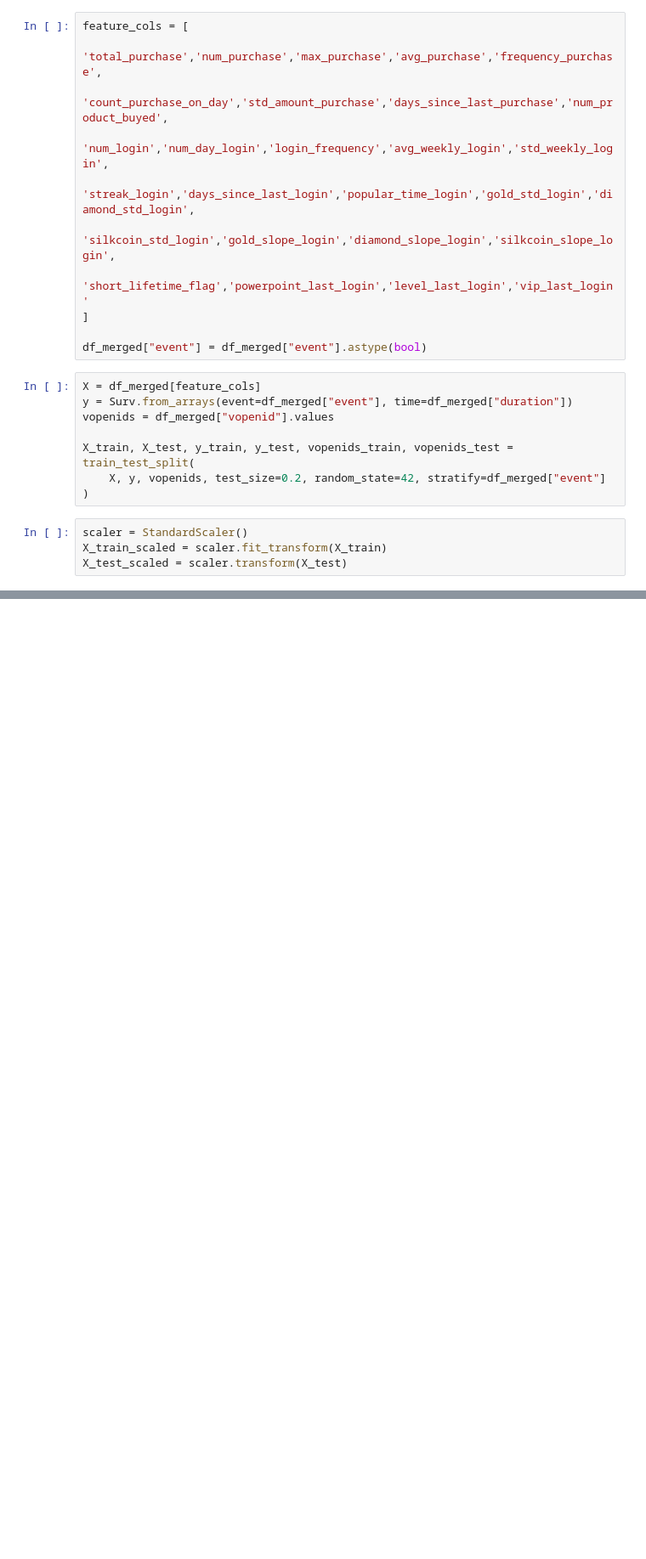
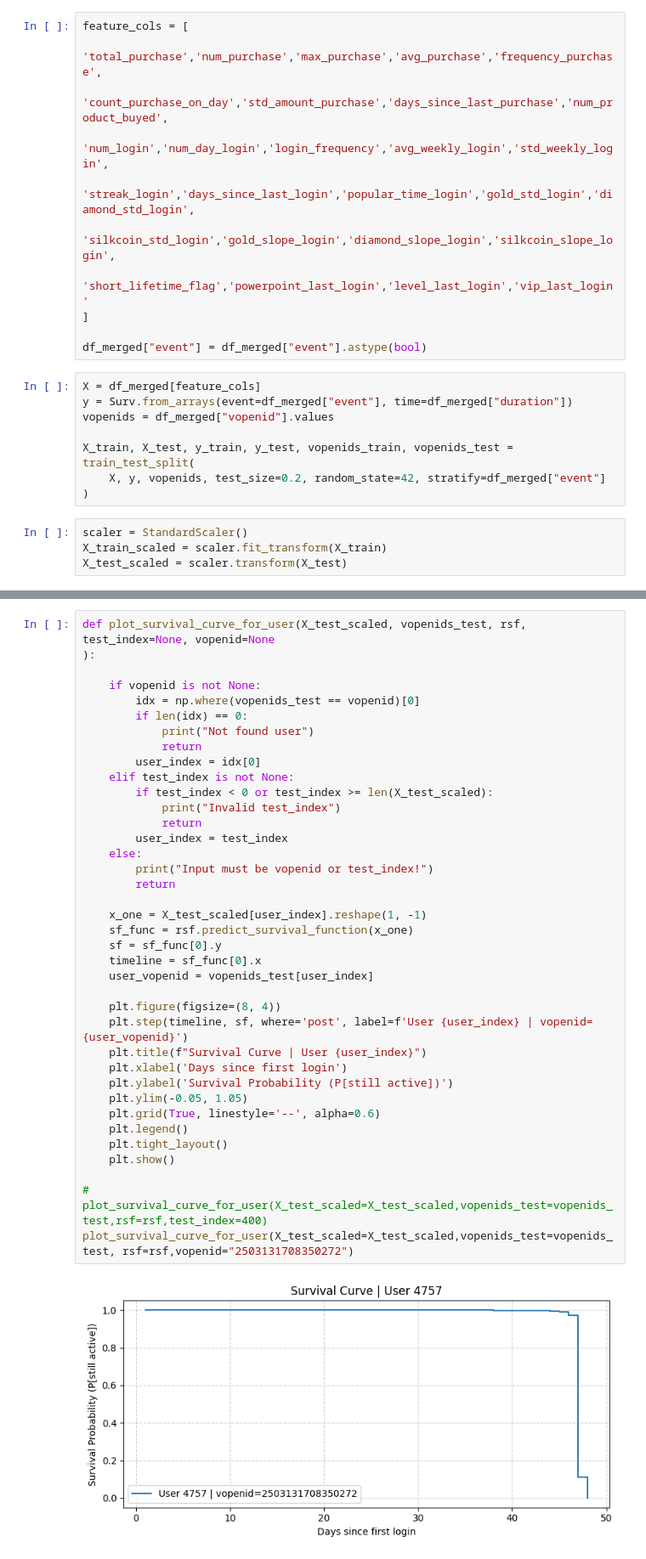
Before and after one commit to itcgosucorp/m952_ITS, a Jupyter notebook: ML_prediction/survival_analysis_purchase_user.ipynb, the cells around one changed output, grey strips where cells are left out. Shown at 85% size. Drawn from its saved outputs; the diff is of its cells as text; blank space fills up the shorter version.

```diff
--- a/ML_prediction/survival_analysis_purchase_user.ipynb
+++ b/ML_prediction/survival_analysis_purchase_user.ipynb
@@ -105,4 +128,44 @@ User vopenid=2506101911192098 | test_index=400 Metrics:
 - Timeline (day: P[still active]):
+# %%
+def plot_survival_curve_for_user(X_test_scaled, vopenids_test, rsf, test_index=None, vopenid=None
+):
+
+    if vopenid is not None:
+        idx = np.where(vopenids_test == vopenid)[0]
+        if len(idx) == 0:
+            print("Not found user")
+            return
+        user_index = idx[0]
+    elif test_index is not None:
+        if test_index < 0 or test_index >= len(X_test_scaled):
+            print("Invalid test_index")
+            return
+        user_index = test_index
+    else:
+        print("Input must be vopenid or test_index!")
+        return
+
+    x_one = X_test_scaled[user_index].reshape(1, -1)
+    sf_func = rsf.predict_survival_function(x_one)
+    sf = sf_func[0].y
+    timeline = sf_func[0].x
+    user_vopenid = vopenids_test[user_index]
+
+    plt.figure(figsize=(8, 4))
+    plt.step(timeline, sf, where='post', label=f'User {user_index} | vopenid={user_vopenid}')
+    plt.title(f"Survival Curve | User {user_index}")
+    plt.xlabel('Days since first login')
+    plt.ylabel('Survival Probability (P[still active])')
+    plt.ylim(-0.05, 1.05)
+    plt.grid(True, linestyle='--', alpha=0.6)
+    plt.legend()
+    plt.tight_layout()
+    plt.show()
+
+# plot_survival_curve_for_user(X_test_scaled=X_test_scaled,vopenids_test=vopenids_test,rsf=rsf,test_index=400)
+plot_survival_curve_for_user(X_test_scaled=X_test_scaled,vopenids_test=vopenids_test, rsf=rsf,vopenid="2503131708350272")
+# %% [output]
+[figure, added]
 # %%
 churn_proba = 0.502
 alpha = 0.5
```
Also changed, not shown: parts of 5 cells of this notebook, 1 other file.
